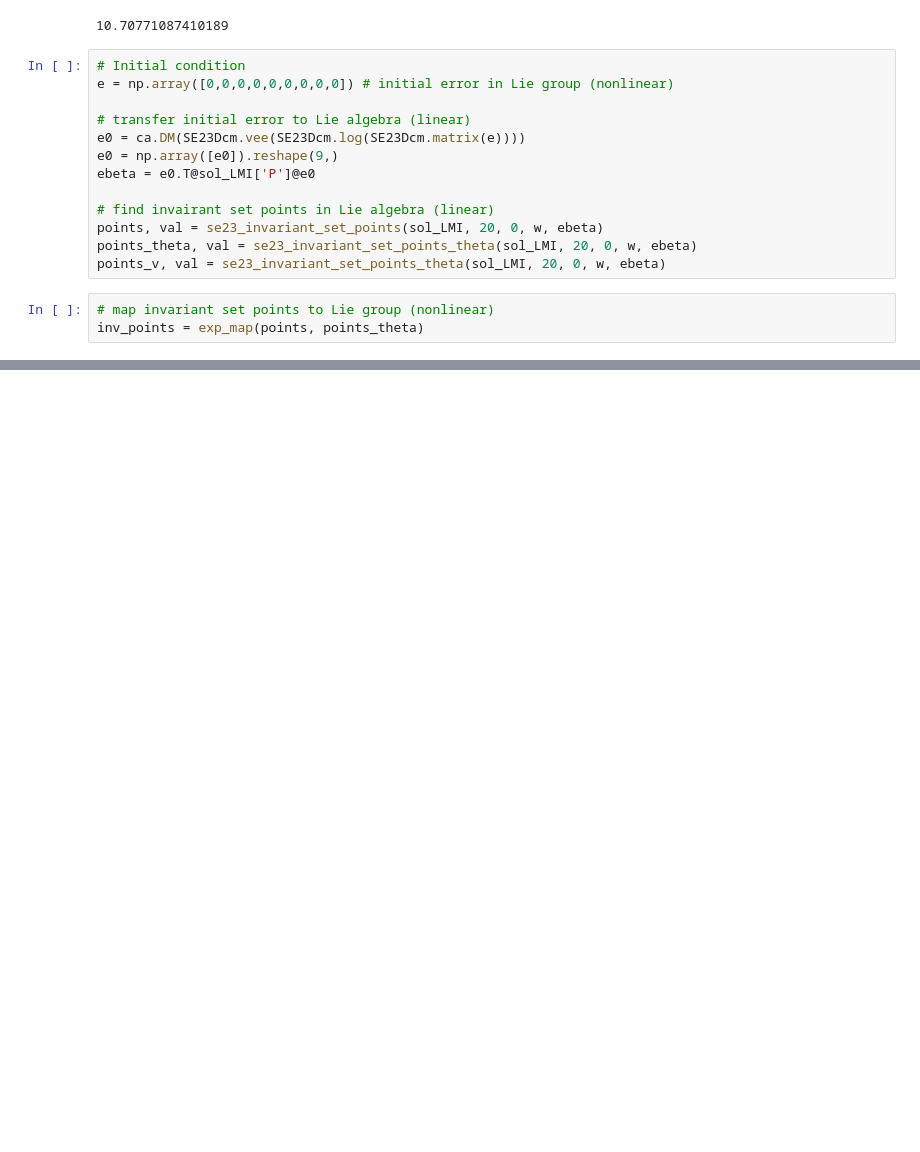
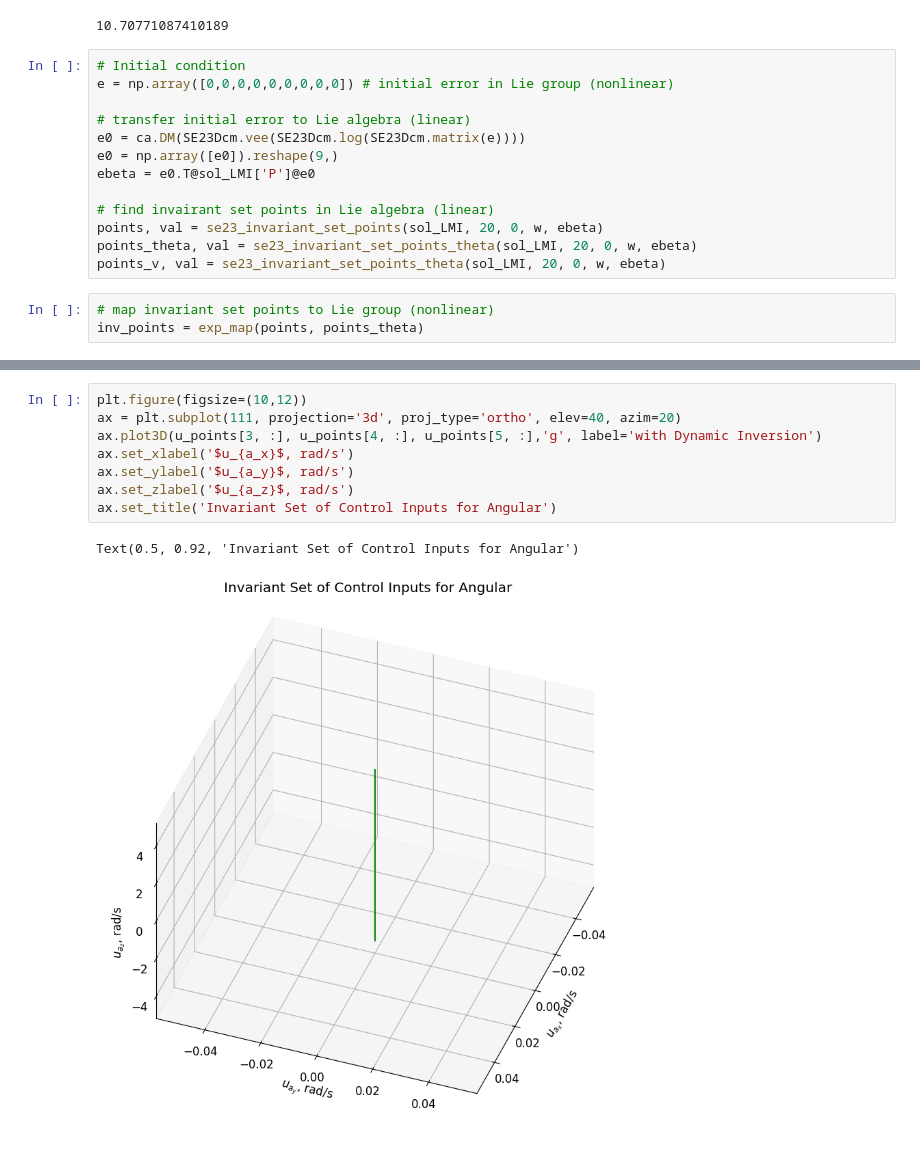
Before and after one commit to melodylylin/lie-dynamics, a Jupyter notebook: estimator.ipynb, the cells around one changed output, grey strips where cells are left out. Saved outputs shown, nothing was run; the diff lists cells and outputs as text; blank space fills up the shorter version.

```diff
--- a/estimator.ipynb
+++ b/estimator.ipynb
@@ -116,0 +116,11 @@ plt.tight_layout(pad=0.4, w_pad=0.5, h_pad=1.0)
+# %%
+plt.figure(figsize=(10,12))
+ax = plt.subplot(111, projection='3d', proj_type='ortho', elev=40, azim=20)
+ax.plot3D(u_points[3, :], u_points[4, :], u_points[5, :],'g', label='with Dynamic Inversion')
+ax.set_xlabel('$u_{a_x}$, rad/s')
+ax.set_ylabel('$u_{a_y}$, rad/s')
+ax.set_zlabel('$u_{a_z}$, rad/s')
+ax.set_title('Invariant Set of Control Inputs for Angular')
+# %% [output]
+Text(0.5, 0.92, 'Invariant Set of Control Inputs for Angular')
+[figure, added]
```
Also changed, not shown: parts of 4 cells of this notebook.
